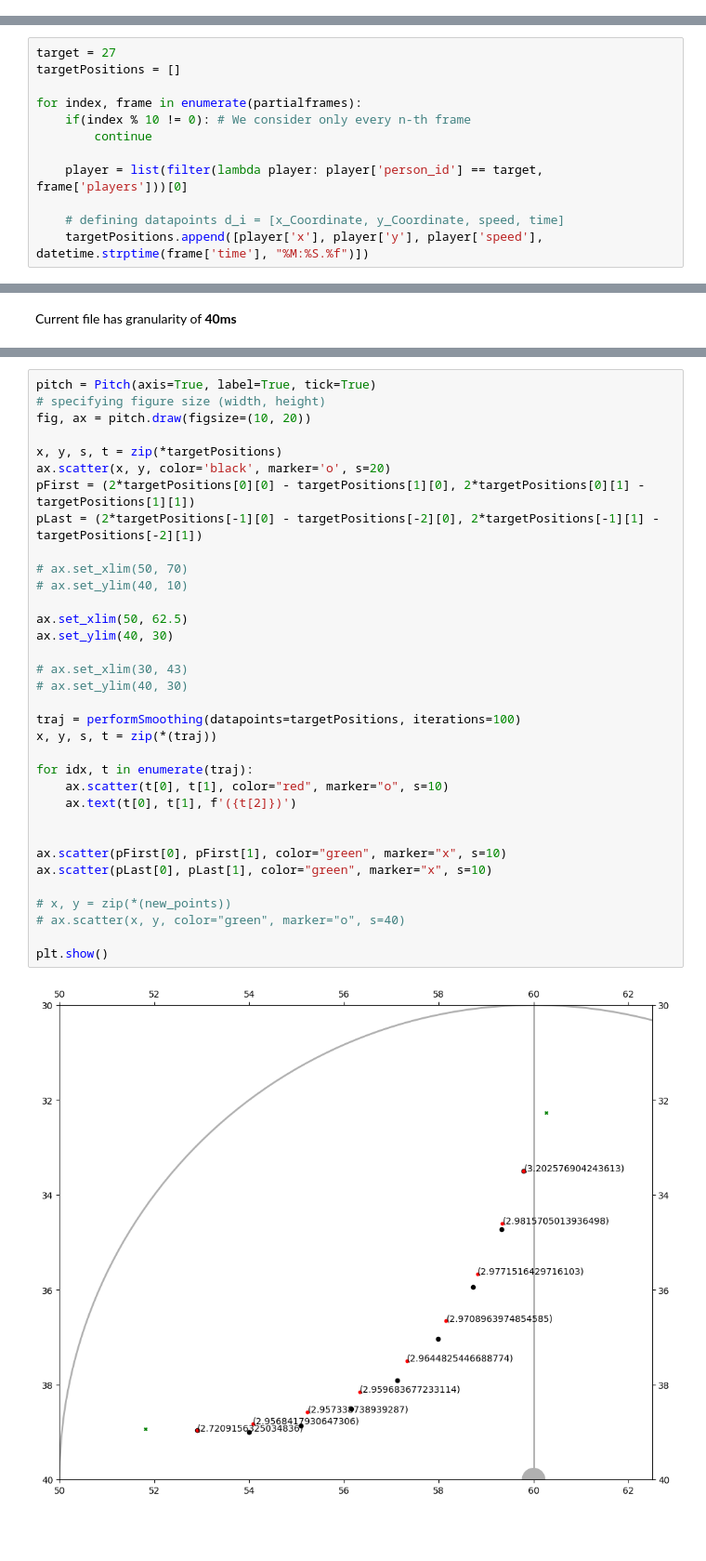
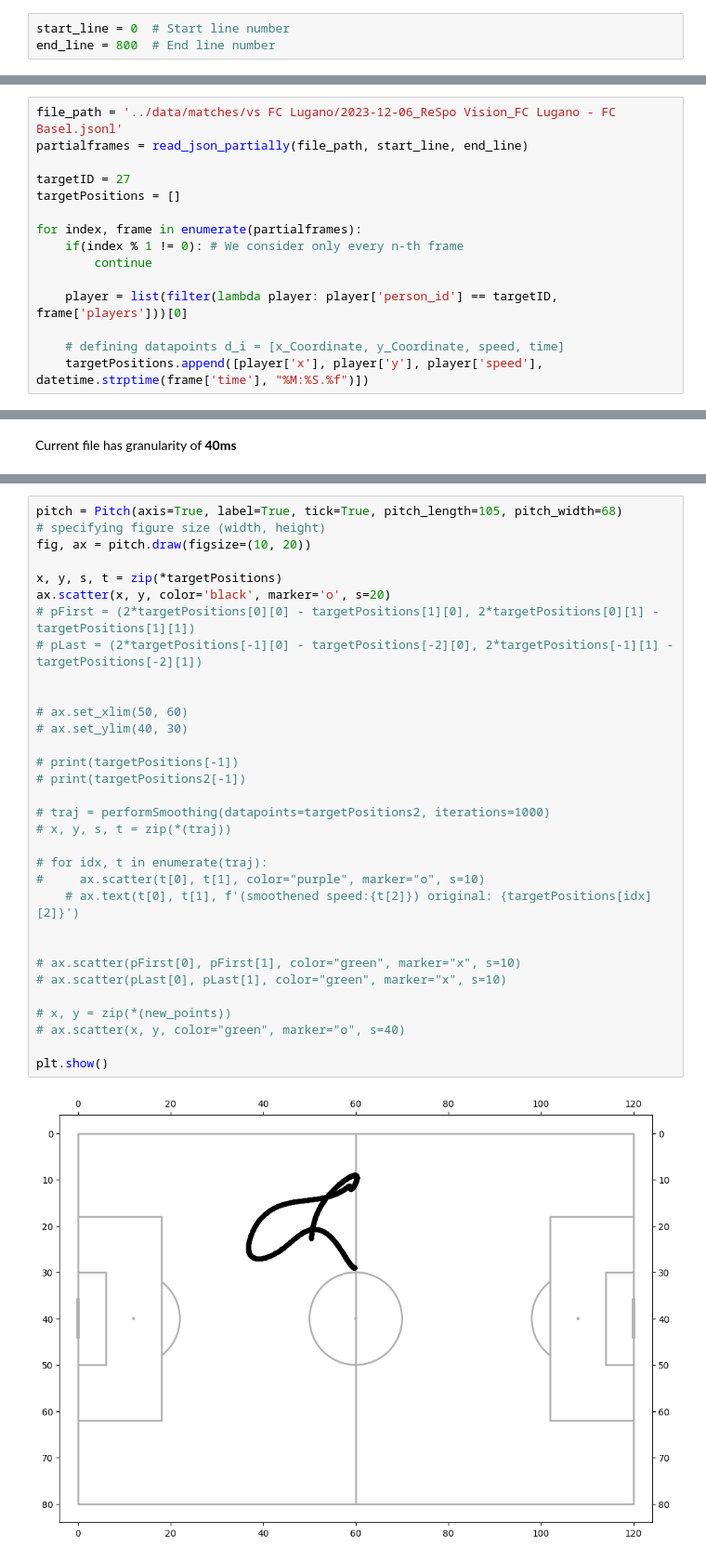
Before and after one commit to AdamSuma/TrackingDataSmoothing, a Jupyter notebook: src/smoothing.ipynb, the cells around one changed output, grey strips where cells are left out. Shown at 93% size. Drawn from its saved outputs; the diff is of its cells as text; blank space fills up the shorter version.

```diff
--- a/src/smoothing.ipynb
+++ b/src/smoothing.ipynb
@@ -30,0 +27,3 @@ partialframes = read_json_partially(file_path, start_line, end_line)
+# %%
+start_line = 0  # Start line number
+end_line = 800  # End line number
@@ -31,12 +57,15 @@ partialframes = read_json_partially(file_path, start_line, end_line)
 # %%
-target = 27
+file_path = '../data/matches/vs FC Lugano/2023-12-06_ReSpo Vision_FC Lugano - FC Basel.jsonl'
+partialframes = read_json_partially(file_path, start_line, end_line)
+
+targetID = 27
 targetPositions = []
 
 for index, frame in enumerate(partialframes):
-    if(index % 10 != 0): # We consider only every n-th frame
+    if(index % 1 != 0): # We consider only every n-th frame
         continue
 
-    player = list(filter(lambda player: player['person_id'] == target, frame['players']))[0]
+    player = list(filter(lambda player: player['person_id'] == targetID, frame['players']))[0]
 
     # defining datapoints d_i = [x_Coordinate, y_Coordinate, speed, time]
     targetPositions.append([player['x'], player['y'], player['speed'], datetime.strptime(frame['time'], "%M:%S.%f")])
@@ -215,36 +267,34 @@ We extract trajectory of targeted player by **ID**
 # %%
-pitch = Pitch(axis=True, label=True, tick=True)
+pitch = Pitch(axis=True, label=True, tick=True, pitch_length=105, pitch_width=68)
 # specifying figure size (width, height)
 fig, ax = pitch.draw(figsize=(10, 20))
 
 x, y, s, t = zip(*targetPositions)
 ax.scatter(x, y, color='black', marker='o', s=20)
-pFirst = (2*targetPositions[0][0] - targetPositions[1][0], 2*targetPositions[0][1] - targetPositions[1][1])
-pLast = (2*targetPositions[-1][0] - targetPositions[-2][0], 2*targetPositions[-1][1] - targetPositions[-2][1])
+# pFirst = (2*targetPositions[0][0] - targetPositions[1][0], 2*targetPositions[0][1] - targetPositions[1][1])
+# pLast = (2*targetPositions[-1][0] - targetPositions[-2][0], 2*targetPositions[-1][1] - targetPositions[-2][1])
 
-# ax.set_xlim(50, 70)
-# ax.set_ylim(40, 10)
 
-ax.set_xlim(50, 62.5)
-ax.set_ylim(40, 30)
-
-# ax.set_xlim(30, 43)
+# ax.set_xlim(50, 60)
 # ax.set_ylim(40, 30)
 
-traj = performSmoothing(datapoints=targetPositions, iterations=100)
-x, y, s, t = zip(*(traj))
+# print(targetPositions[-1])
+# print(targetPositions2[-1])
 
-for idx, t in enumerate(traj):
-    ax.scatter(t[0], t[1], color="red", marker="o", s=10)
-    ax.text(t[0], t[1], f'({t[2]})')
+# traj = performSmoothing(datapoints=targetPositions2, iterations=1000)
+# x, y, s, t = zip(*(traj))
+
+# for idx, t in enumerate(traj):
+#     ax.scatter(t[0], t[1], color="purple", marker="o", s=10)
+    # ax.text(t[0], t[1], f'(smoothened speed:{t[2]}) original: {targetPositions[idx][2]}')
 
 
-ax.scatter(pFirst[0], pFirst[1], color="green", marker="x", s=10)
-ax.scatter(pLast[0], pLast[1], color="green", marker="x", s=10)
+# ax.scatter(pFirst[0], pFirst[1], color="green", marker="x", s=10)
+# ax.scatter(pLast[0], pLast[1], color="green", marker="x", s=10)
 
 # x, y = zip(*(new_points))
 # ax.scatter(x, y, color="green", marker="o", s=40)
 
 plt.show()
 # %% [output]
-[figure, old version]
+[figure, new version]
```
Also changed, not shown: parts of 21 cells of this notebook.
